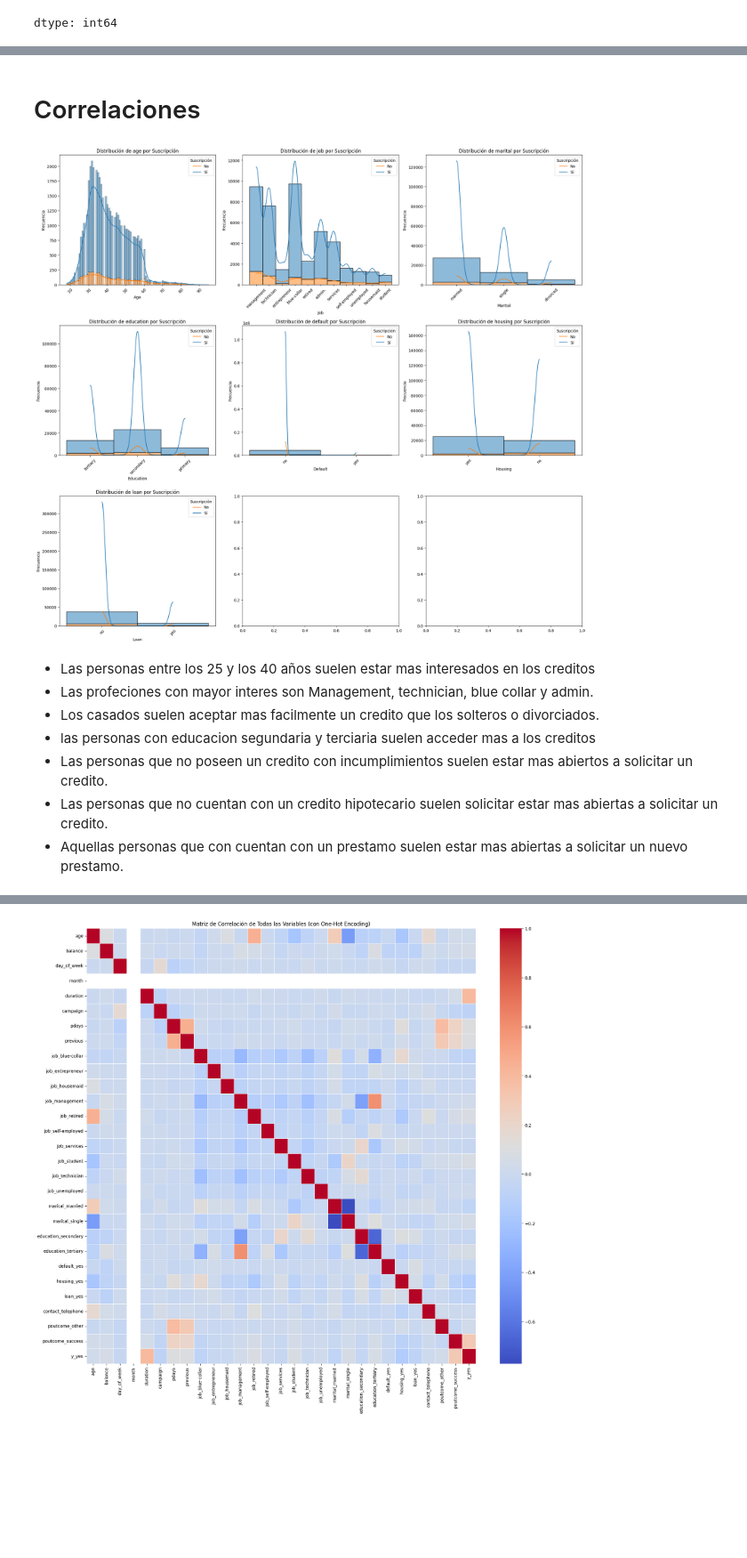
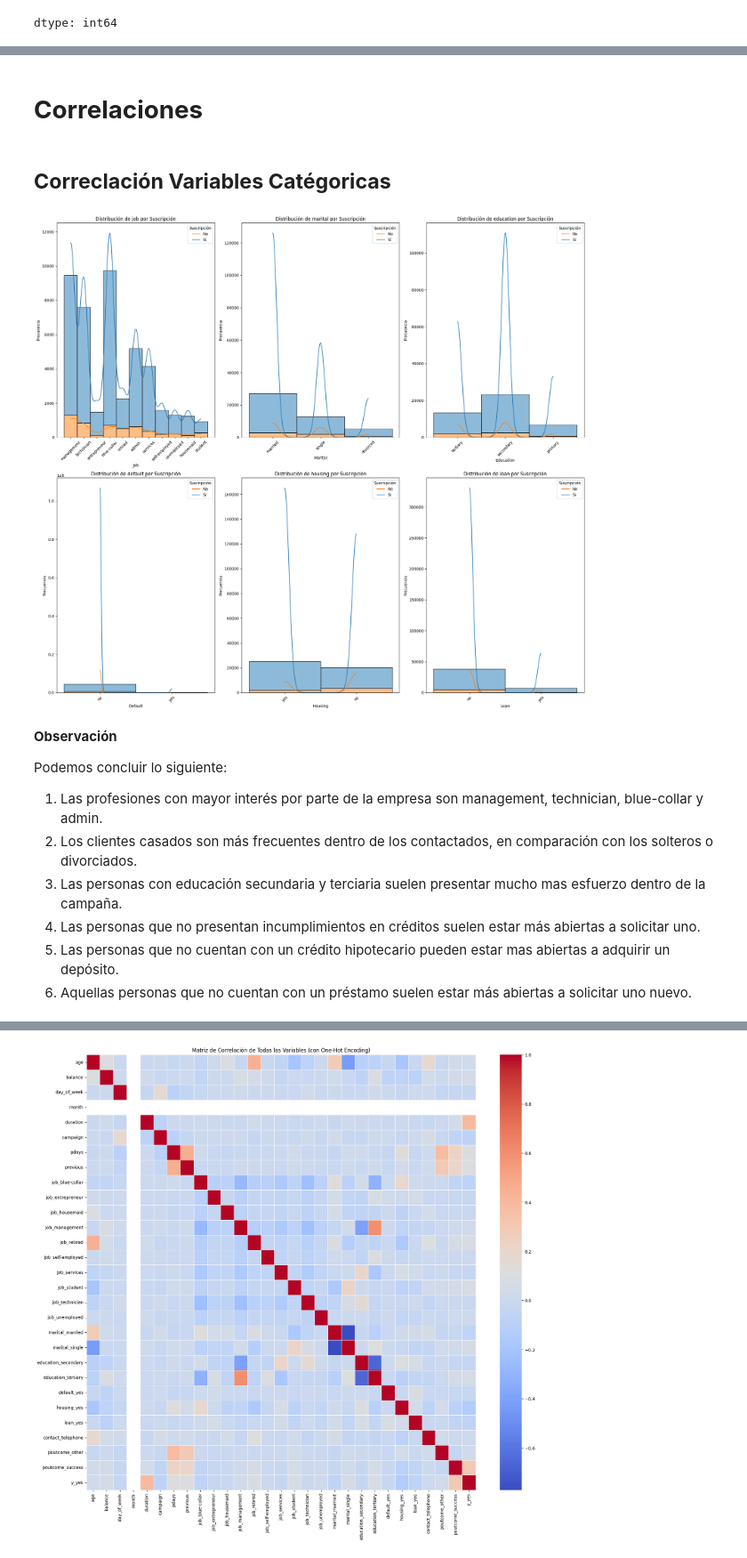
Before and after one commit to lfescobarg/Proyecto_final_MLops, a Jupyter notebook: notebooks/EDA.ipynb, the cells around one changed output, grey strips where cells are left out. Shown at 89% size. Drawn from its saved outputs; the diff is of its cells as text; code cells hidden in the pictures; blank space fills up the shorter version.

```diff
--- a/notebooks/EDA.ipynb
+++ b/notebooks/EDA.ipynb
@@ -251,29 +309,34 @@ Passing `palette` without assigning `hue` is deprecated and will be removed in v
 # %% [markdown]
-# Correlaciones
+# **Correlaciones**
+# %% [markdown]
+## **Correclación Variables Catégoricas**
 # %%
-categorical_vars = ['age', 'job', 'marital', 'education', 'default', 'housing', 'loan']
+categorical_vars = ['job', 'marital', 'education', 'default', 'housing', 'loan']
 
 # Create a 3x2 grid for the subplots
-fig, axes = plt.subplots(nrows=3, ncols=3, figsize=(20, 18))
+fig, axes = plt.subplots(nrows=2, ncols=3, figsize=(20, 18))
 axes = axes.flatten() # Flatten the 2D array of axes for easy iteration
 
 for i, var in enumerate(categorical_vars):
     sns.histplot(data=df, x=var, hue='y', multiple='stack', ax=axes[i], kde=True)
     axes[i].set_title(f'Distribución de {var} por Suscripción')
     axes[i].set_xlabel(var.capitalize())
     axes[i].set_ylabel('Frecuencia')
     axes[i].tick_params(axis='x', rotation=45)
     axes[i].legend(title='Suscripción', labels=['No', 'Sí'])
 
 plt.tight_layout()
 plt.show()
 # %% [output]
-[figure, old version]
+[figure, new version]
 # %% [markdown]
-- Las personas entre los 25 y los 40 años suelen estar mas interesados en los creditos
-- Las profeciones con mayor interes son Management, technician, blue collar y admin.
-- Los casados suelen aceptar mas facilmente un credito que los solteros o divorciados.
-- las personas con educacion segundaria y terciaria suelen acceder mas a los creditos
-- Las personas que no poseen un credito con incumplimientos suelen estar mas abiertos a solicitar un credito.
-- Las personas que no cuentan con un credito hipotecario suelen solicitar estar mas abiertas a solicitar un credito.
-- Aquellas personas que con cuentan con un prestamo suelen estar mas abiertas a solicitar un nuevo prestamo.
+**Observación**
+
+Podemos concluir lo siguiente:
+
+1. Las profesiones con mayor interés por parte de la empresa son management, technician, blue-collar y admin.
+2. Los clientes casados son más frecuentes dentro de los contactados, en comparación con los solteros o divorciados.
+3. Las personas con educación secundaria y terciaria suelen presentar mucho mas esfuerzo dentro de la campaña.
+4. Las personas que no presentan incumplimientos en créditos suelen estar más abiertas a solicitar uno.
+5. Las personas que no cuentan con un crédito hipotecario pueden estar mas abiertas a adquirir un depósito.
+6. Aquellas personas que no cuentan con un préstamo suelen estar más abiertas a solicitar uno nuevo.
```
Also changed, not shown: parts of 27 cells of this notebook, 2 other files.
